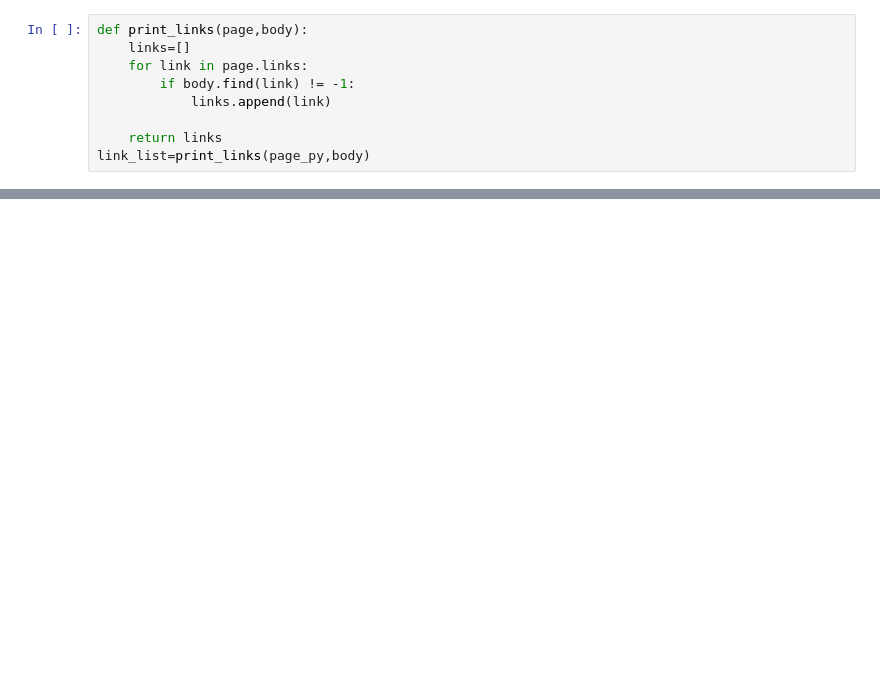
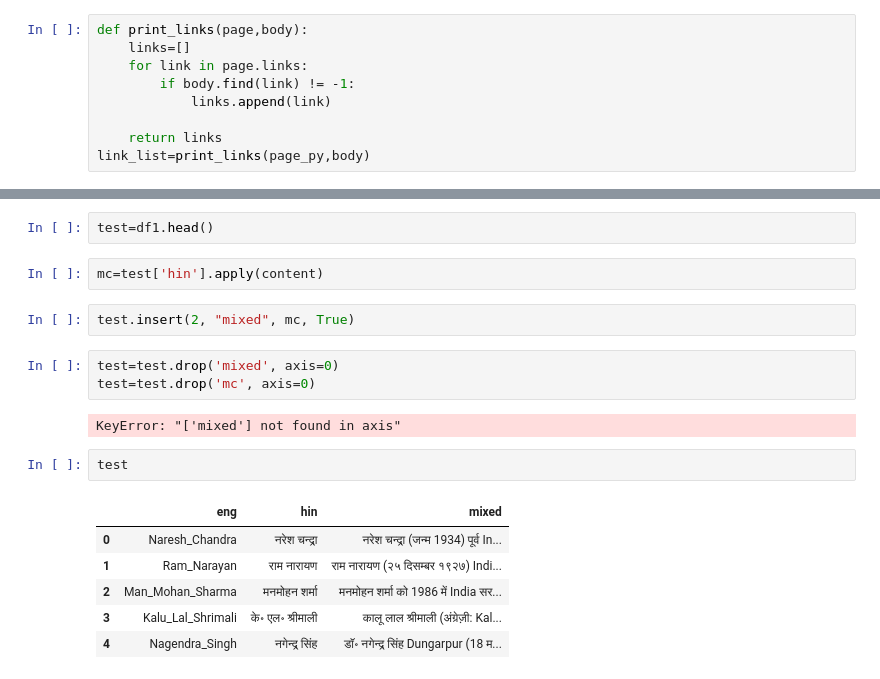
Before and after one commit to faraazahmad/major, a Jupyter notebook: hinditoenglish.ipynb, the cells around one changed output, grey strips where cells are left out. Drawn from its saved outputs; the diff is of its cells as text; blank space fills up the shorter version.

```diff
--- a/hinditoenglish.ipynb
+++ b/hinditoenglish.ipynb
@@ -51,0 +148,20 @@ df
+# %%
+test=df1.head()
+# %%
+mc=test['hin'].apply(content)
+# %%
+test.insert(2, "mixed", mc, True)
+# %%
+test=test.drop('mixed', axis=0)
+test=test.drop('mc', axis=0)
+# %% [output]
+KeyError: "['mixed'] not found in axis"
+# %%
+test
+# %% [output]
+|  | eng | hin | mixed |
+| 0 | Naresh_Chandra | नरेश चन्द्रा | नरेश चन्द्रा (जन्म 1934) पूर्व In... |
+| 1 | Ram_Narayan | राम नारायण | राम नारायण (२५ दिसम्बर १९२७) Indi... |
+| 2 | Man_Mohan_Sharma | मनमोहन शर्मा | मनमोहन शर्मा को 1986 में India सर... |
+| 3 | Kalu_Lal_Shrimali | के॰ एल॰ श्रीमाली | कालू लाल श्रीमाली (अंग्रेज़ी: Kal... |
+| 4 | Nagendra_Singh | नगेन्द्र सिंह | डॉ॰ नगेन्द्र सिंह Dungarpur (18 म... |
```
Also changed, not shown: parts of 27 cells of this notebook.
